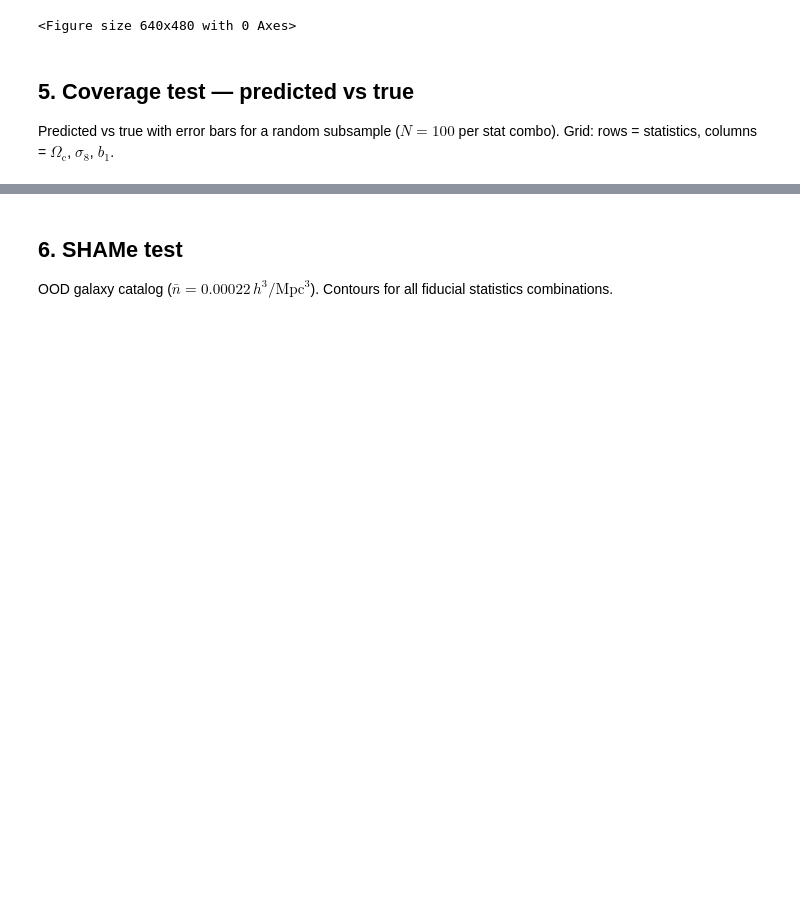
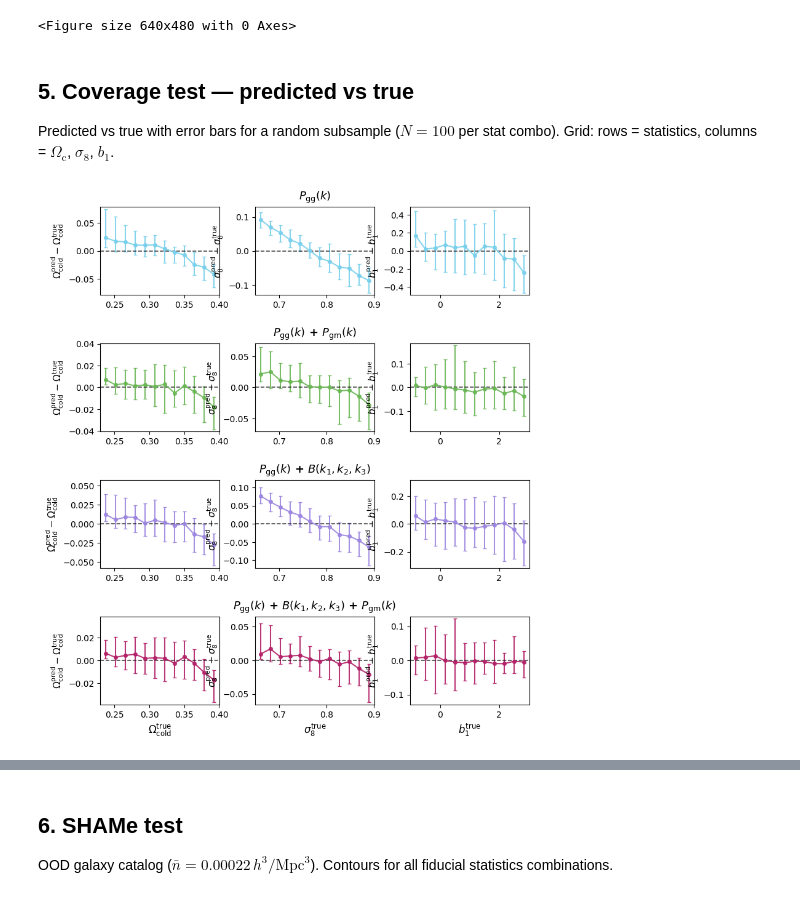
Before and after one commit to kstoreyf/muchisimocks, a Jupyter notebook: notebooks/2026-06-11_paper_figures.ipynb, the cells around one changed output, grey strips where cells are left out. Saved outputs shown, nothing was run; the diff lists cells and outputs as text; code cells hidden in the pictures; blank space fills up the shorter version.

Commit message:
trying coverage plot ideas

```diff
--- a/notebooks/2026-06-11_paper_figures.ipynb
+++ b/notebooks/2026-06-11_paper_figures.ipynb
@@ -442,3 +440,102 @@ Saved: /home/kstoreyf/muchisimocks/figures/2026-06-25_paper_figures/fig4_coverag
 ## 5. Coverage test — predicted vs true
 
 Predicted vs true with error bars for a random subsample ($N=100$ per stat combo). Grid: rows = statistics, columns = $\Omega_\mathrm{c}$, $\sigma_8$, $b_1$.
+# %%
+# Fig 5 alt (1): binned median (pred − true) vs true
+import utils_inference
+
+n_bins_alt = 12
+param_names_plot = param_names_key
+param_label_dict = utils_plot.param_label_dict
+row_height = 2.625  # 50% taller than previous 1.75
+
+# Unreparameterize to physical params (same as current fig 5)
+theta_pred_u = theta_pred_arr.copy()
+theta_true_u = theta_true_arr.copy()
+covs_u = covs_pred_arr.copy()
+names_u = list(param_names_key_rp)
+for r in range(len(stats_ok)):
+    tp, tt, covs, names_u = utils_inference.unreparameterize_prediction_block(
+        theta_pred_u[r], theta_true_u[r], list(param_names_key_rp), covs_u[r],
+    )
+    theta_pred_u[r], theta_true_u[r], covs_u[r] = tp, tt, covs
+
+idxs_plot = [names_u.index(pn) for pn in param_names_plot]
+n_rows, n_cols = len(stats_ok), len(param_names_plot)
+row_labels = [utils_plot.get_stat_label(s) for s in stats_ok]
+
+
+def _param_latex_body(pn):
+    """Strip surrounding $ from param_label_dict entry."""
+    s = param_label_dict[pn]
+    return s[1:-1] if s.startswith("$") and s.endswith("$") else s
+
+
+def _binned_median_p1684(x, y, n_bins):
+    """Bin y by x; return bin centers, median(y), and (p16, p84) for asymmetric errorbars."""
+    ok = np.isfinite(x) & np.isfinite(y)
+    x, y = x[ok], y[ok]
+    edges = np.linspace(np.min(x), np.max(x), n_bins + 1)
+    centers = 0.5 * (edges[:-1] + edges[1:])
+    medians = np.full(n_bins, np.nan)
+    err_lo = np.full(n_bins, np.nan)
+    err_hi = np.full(n_bins, np.nan)
+    for i in range(n_bins):
+        m = (x >= edges[i]) & (x < edges[i + 1] if i < n_bins - 1 else x <= edges[i + 1])
+        if np.count_nonzero(m) == 0:
+            continue
+        p16, med, p84 = np.percentile(y[m], [16, 50, 84])
+        medians[i] = med
+        err_lo[i] = med - p16
+        err_hi[i] = p84 - med
+    return centers, medians, err_lo, err_hi
+
+
+def _add_row_labels(fig, axes, y_pad=0.003):
+    for r in range(n_rows):
+        pos_left, pos_right = axes[r, 0].get_position(), axes[r, -1].get_position()
+        fig.text(
+            0.5 * (pos_left.x0 + pos_right.x1), pos_left.y1 + y_pad,
+            row_labels[r], ha="center", va="bottom", fontsize=13, fontweight="bold",
+        )
+
+
+fig, axes = plt.subplots(
+    n_rows, n_cols, figsize=(3 * n_cols, row_height * n_rows),
+    gridspec_kw={"hspace": 0.55, "wspace": 0.3},
+)
+axes = np.array(axes).reshape(n_rows, n_cols)
+for r in range(n_rows):
+    for c, pp in enumerate(idxs_plot):
+        ax = axes[r, c]
+        pn = param_names_plot[c]
+        body = _param_latex_body(pn)
+        true_vals = theta_true_u[r][:, pp]
+        y_vals = theta_pred_u[r][:, pp] - true_vals
+        centers, medians, err_lo, err_hi = _binned_median_p1684(
+            true_vals, y_vals, n_bins_alt,
+        )
+        ax.errorbar(
+            centers, medians, yerr=[err_lo, err_hi],
+            fmt="o-", color=colors_ok[r], alpha=0.9,
+            markersize=4, capsize=2, capthick=1, lw=1.5,
+        )
+        ax.axhline(0.0, color="k", ls="--", lw=1.2, alpha=0.7)
+        # Symmetric ylim so zero is centered
+        y_lo = np.nanmin(medians - err_lo)
+        y_hi = np.nanmax(medians + err_hi)
+        half = 1.05 * max(abs(y_lo), abs(y_hi), 1e-12)
+        ax.set_ylim(-half, half)
+        if r == n_rows - 1:
+            ax.set_xlabel(rf"${body}^{{\mathrm{{true}}}}$", fontsize=12)
+        # Per-column y label (each panel is a different parameter)
+        ax.set_ylabel(
+            rf"${body}^{{\mathrm{{pred}}}} - {body}^{{\mathrm{{true}}}}$",
+            fontsize=11,
+        )
+plt.tight_layout(h_pad=2.2)
+_add_row_labels(fig, axes, y_pad=0.003)
+plt.show()
+save_figure(fig, "fig5alt_binned_diff")
+# %% [output]
+[figure, added]
```
Also changed, not shown: parts of 6 cells of this notebook, 4 other files.
